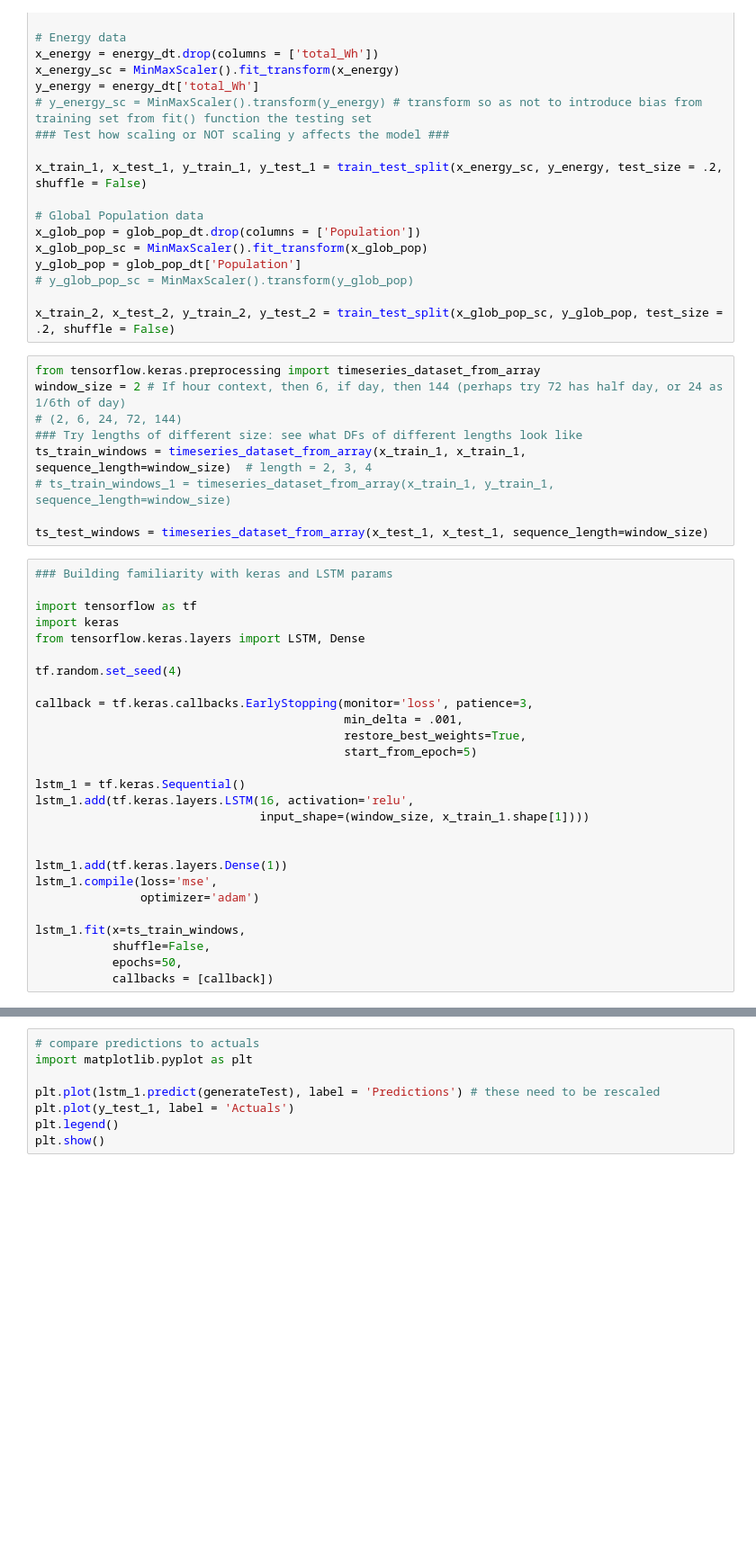
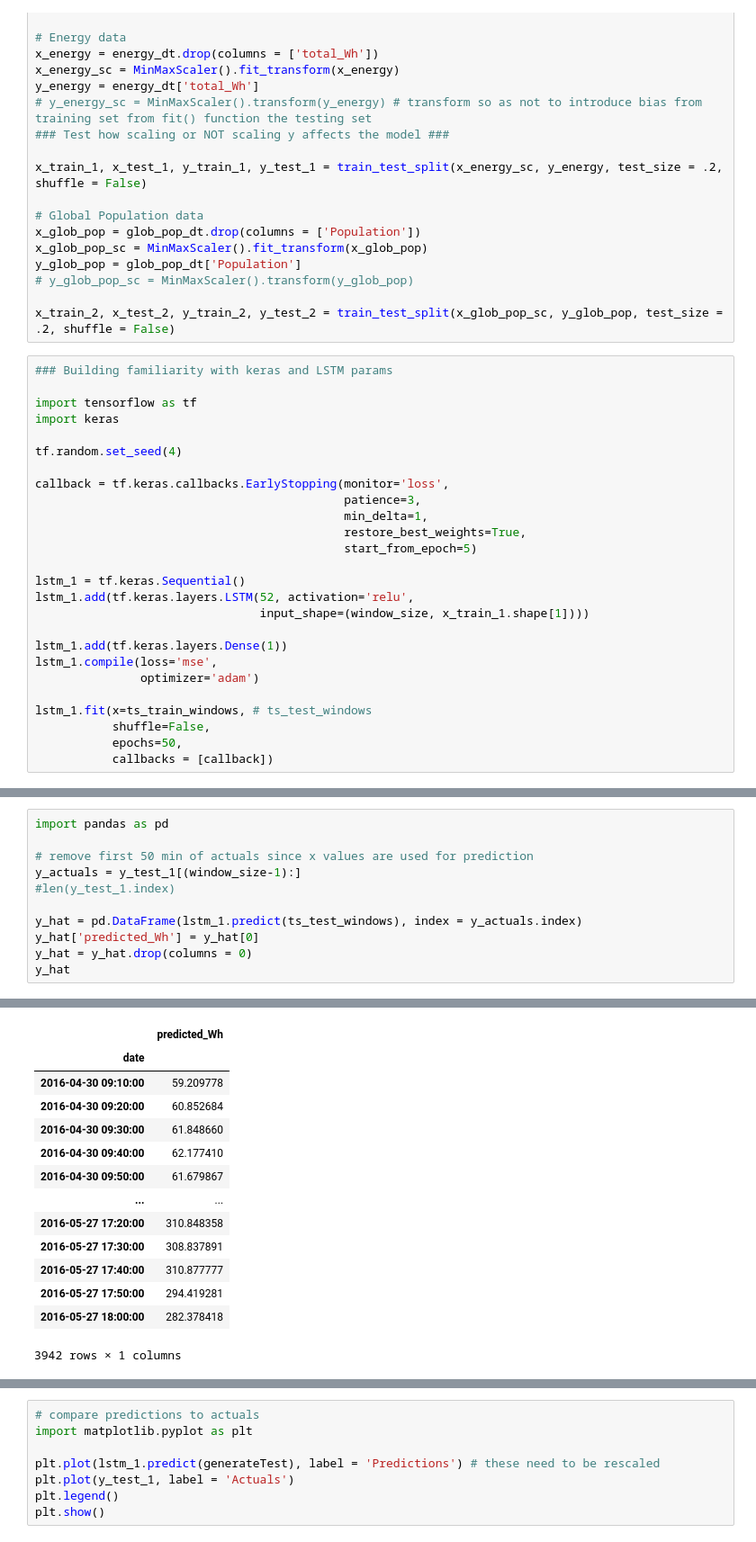
Before and after one commit to WulfNovak/time_series_model_comparison, a Jupyter notebook: model_prep_fns/lstm_model_prep.ipynb, the cells around one changed output, grey strips where cells are left out. Shown: that part at 90% size. Saved outputs shown, nothing was run; the diff lists cells and outputs as text; blank space fills up the shorter version.

```diff
--- a/model_prep_fns/lstm_model_prep.ipynb
+++ b/model_prep_fns/lstm_model_prep.ipynb
@@ -50,39 +43,29 @@ y_glob_pop = glob_pop_dt['Population']
 # y_glob_pop_sc = MinMaxScaler().transform(y_glob_pop)
 
 x_train_2, x_test_2, y_train_2, y_test_2 = train_test_split(x_glob_pop_sc, y_glob_pop, test_size = .2, shuffle = False)
-# %%
-from tensorflow.keras.preprocessing import timeseries_dataset_from_array
-window_size = 2 # If hour context, then 6, if day, then 144 (perhaps try 72 has half day, or 24 as 1/6th of day)
-# (2, 6, 24, 72, 144)
-### Try lengths of different size: see what DFs of different lengths look like
-ts_train_windows = timeseries_dataset_from_array(x_train_1, x_train_1, sequence_length=window_size)  # length = 2, 3, 4
-# ts_train_windows_1 = timeseries_dataset_from_array(x_train_1, y_train_1, sequence_length=window_size)
-
-ts_test_windows = timeseries_dataset_from_array(x_test_1, x_test_1, sequence_length=window_size)
 # %%
 ### Building familiarity with keras and LSTM params
 
 import tensorflow as tf
 import keras
-from tensorflow.keras.layers import LSTM, Dense
 
 tf.random.set_seed(4)
 
-callback = tf.keras.callbacks.EarlyStopping(monitor='loss', patience=3,
-                                            min_delta = .001,
+callback = tf.keras.callbacks.EarlyStopping(monitor='loss',
+                                            patience=3,
+                                            min_delta=1,
                                             restore_best_weights=True,
                                             start_from_epoch=5)
 
 lstm_1 = tf.keras.Sequential()
-lstm_1.add(tf.keras.layers.LSTM(16, activation='relu',
+lstm_1.add(tf.keras.layers.LSTM(52, activation='relu',
                                 input_shape=(window_size, x_train_1.shape[1])))
-
 
 lstm_1.add(tf.keras.layers.Dense(1))
 lstm_1.compile(loss='mse',
                optimizer='adam')
 
-lstm_1.fit(x=ts_train_windows,
+lstm_1.fit(x=ts_train_windows, # ts_test_windows
            shuffle=False,
            epochs=50,
            callbacks = [callback])
@@ -108,0 +72,12 @@ Epoch 9/50
+# %%
+import pandas as pd
+
+# remove first 50 min of actuals since x values are used for prediction
+y_actuals = y_test_1[(window_size-1):]
+#len(y_test_1.index)
+
+y_hat = pd.DataFrame(lstm_1.predict(ts_test_windows), index = y_actuals.index)
+y_hat['predicted_Wh'] = y_hat[0]
+y_hat = y_hat.drop(columns = 0)
+y_hat
+# %% [output]
@@ -108,0 +85,14 @@ Epoch 9/50
+|  | predicted_Wh |
+| date |  |
+| 2016-04-30 09:10:00 | 59.209778 |
+| 2016-04-30 09:20:00 | 60.852684 |
+| 2016-04-30 09:30:00 | 61.848660 |
+| 2016-04-30 09:40:00 | 62.177410 |
+| 2016-04-30 09:50:00 | 61.679867 |
+| ... | ... |
+| 2016-05-27 17:20:00 | 310.848358 |
+| 2016-05-27 17:30:00 | 308.837891 |
+| 2016-05-27 17:40:00 | 310.877777 |
+| 2016-05-27 17:50:00 | 294.419281 |
+| 2016-05-27 18:00:00 | 282.378418 |
+3942 rows × 1 columns
```
Also changed, not shown: parts of 14 cells of this notebook.
